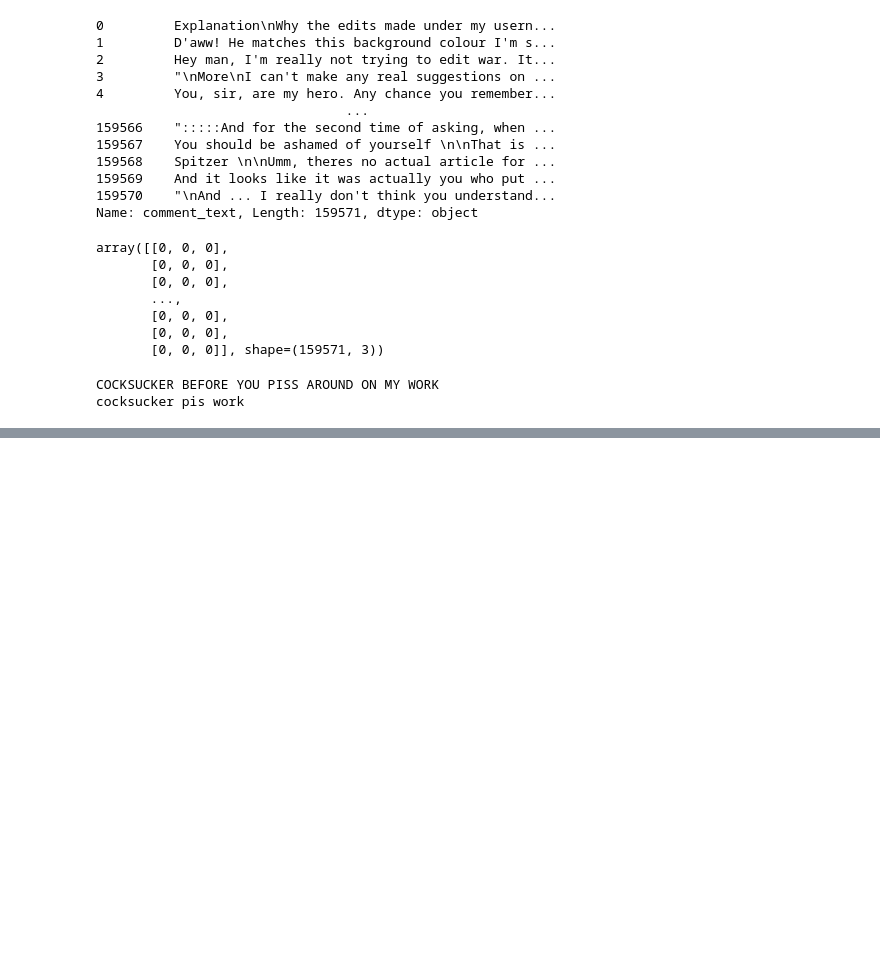
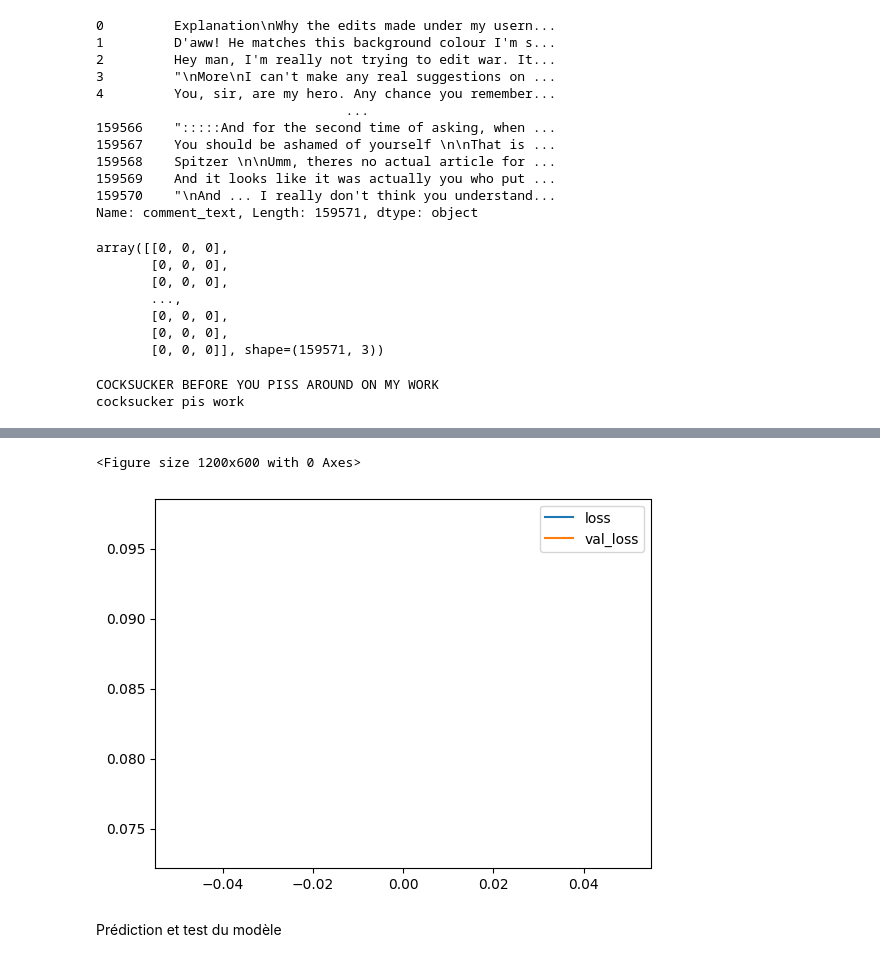
Before and after one commit to YohannLG01/MY-NBAI, a Jupyter notebook: 02_NLP_ToxicComments_Detection/notebook.ipynb, the cells around one changed output, grey strips where cells are left out. Saved outputs shown, nothing was run; the diff lists cells and outputs as text; code cells hidden in the pictures; blank space fills up the shorter version.

Commit message:
First model training and test

```diff
--- a/02_NLP_ToxicComments_Detection/notebook.ipynb
+++ b/02_NLP_ToxicComments_Detection/notebook.ipynb
@@ -254,0 +277,4 @@ dataset = dataset.prefetch(8)
+# %%
+train = dataset.take(int(0.7 * len(dataset))) # 70% pour l'entrainement
+val = dataset.skip(int(0.7 * len(dataset))).take(int(0.2 * len(dataset))) # 20% pour la validation
+test = dataset.skip(int(0.9 * len(dataset))).take(int(0.1 * len(dataset))) # 10% pour le test
@@ -254,0 +312,15 @@ dataset = dataset.prefetch(8)
+# %%
+model = Sequential()
+model.add(Input(shape=(1800,))) # couche d'entrée avec la taille des séquences
+model.add(Embedding(MAX_WORDS + 1, 32)) # couche d'embedding
+
+model.add(Bidirectional(LSTM(32, activation='tanh'))) # couche LSTM bidirectionnelle, important pour capturer le contexte des deux côtés
+
+# couches Denses entierement connectées : features extraites
+model.add(Dense(128, activation='relu'))
+model.add(Dense(256, activation='relu'))
+model.add(Dense(128, activation='relu'))
+
+model.add(Dense(3, activation='sigmoid')) # couche de sortie pour 3 labels
+# %%
+model.compile(loss='binary_crossentropy', optimizer='adam')
@@ -254,0 +350,4 @@ dataset = dataset.prefetch(8)
+# %%
+history = model.fit(train,
+                    epochs=1,
+                    validation_data=val)
@@ -254,0 +358,9 @@ dataset = dataset.prefetch(8)
+# %%
+plt.figure(figsize=(12,6))
+pd.DataFrame(history.history).plot()
+plt.show()
+# %% [output]
+<Figure size 1200x600 with 0 Axes>
+[figure, added]
+# %% [markdown]
+Prédiction et test du modèle
```
Also changed, not shown: parts of 30 cells of this notebook.
